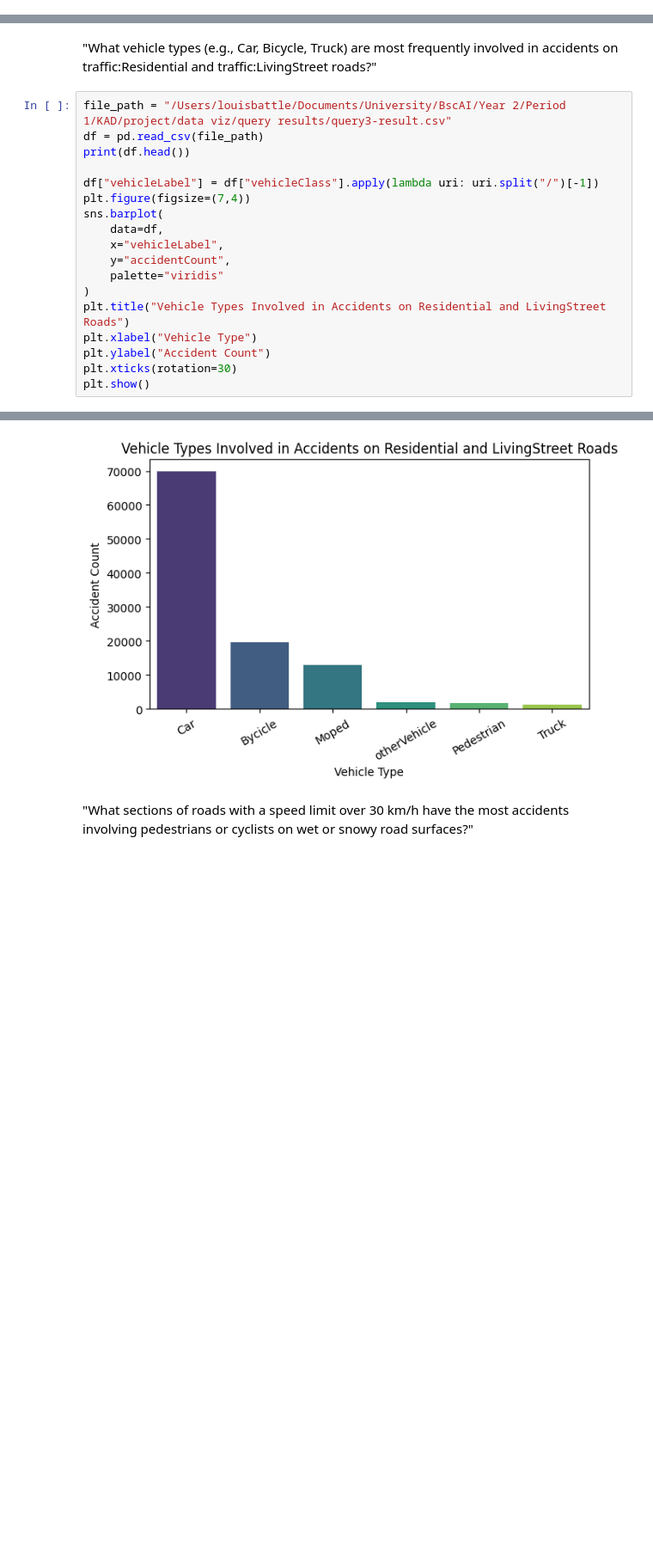
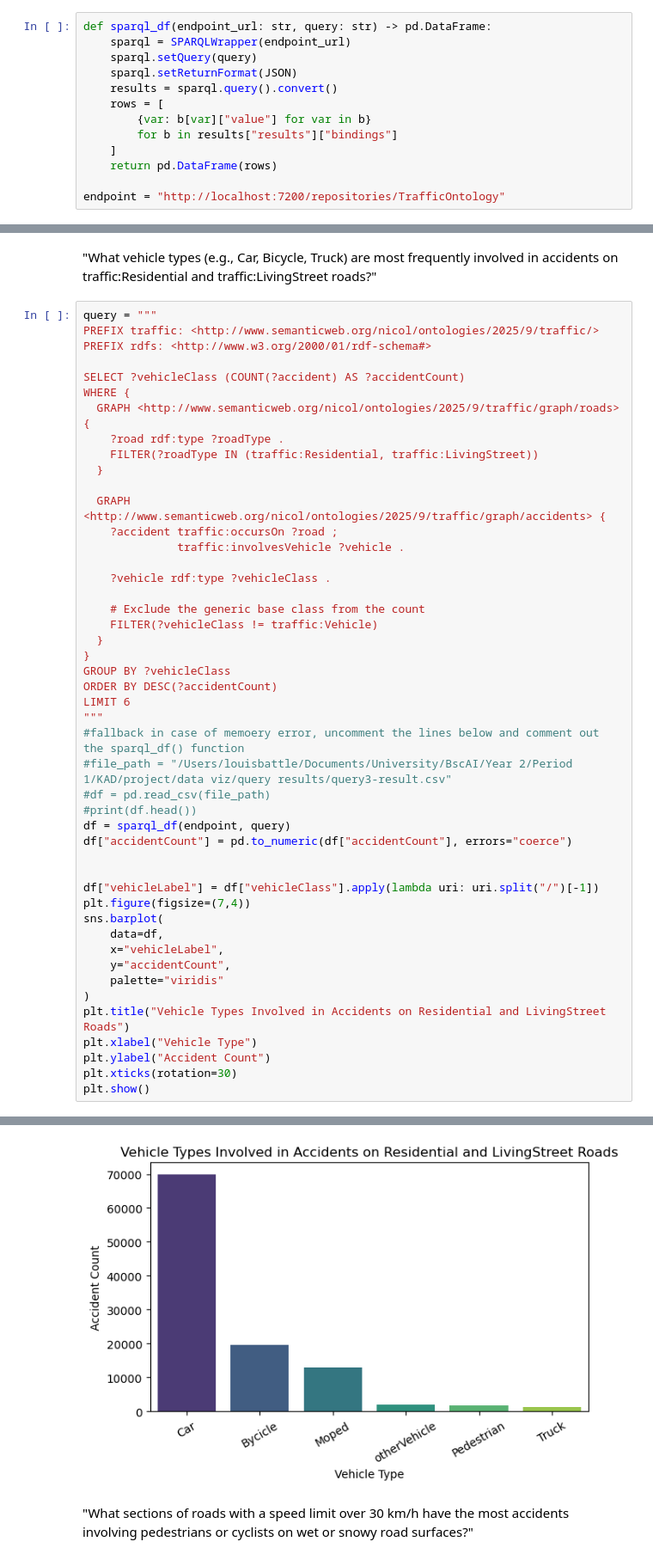
Before and after one commit to nvilacla04/TrafficOntology, a Jupyter notebook: data.ipynb, the cells around one changed output, grey strips where cells are left out. Shown at 86% size. Saved outputs shown, nothing was run; the diff lists cells and outputs as text; blank space fills up the shorter version.

```diff
--- a/data.ipynb
+++ b/data.ipynb
@@ -5 +12,14 @@ This notebook contains all query results turned into a respective graph, for ana
+# %%
+def sparql_df(endpoint_url: str, query: str) -> pd.DataFrame:
+    sparql = SPARQLWrapper(endpoint_url)
+    sparql.setQuery(query)
+    sparql.setReturnFormat(JSON)
+    results = sparql.query().convert()
+    rows = [
+        {var: b[var]["value"] for var in b}
+        for b in results["results"]["bindings"]
+    ]
+    return pd.DataFrame(rows)
+
+endpoint = "http://localhost:7200/repositories/TrafficOntology"
 # %%
@@ -70,9 +172,38 @@ print(df_percent)
 # %% [markdown]
 "What vehicle types (e.g., Car, Bicycle, Truck) are most frequently involved in accidents on traffic:Residential and traffic:LivingStreet roads?"
 # %%
-file_path = "/Users/louisbattle/Documents/University/BscAI/Year 2/Period 1/KAD/project/data viz/query results/query3-result.csv"
-df = pd.read_csv(file_path)
-print(df.head())
+query = """
+PREFIX traffic: <http://www.semanticweb.org/nicol/ontologies/2025/9/traffic/>
+PREFIX rdfs: <http://www.w3.org/2000/01/rdf-schema#>
+
+SELECT ?vehicleClass (COUNT(?accident) AS ?accidentCount)
+WHERE {
+  GRAPH <http://www.semanticweb.org/nicol/ontologies/2025/9/traffic/graph/roads> {
+    ?road rdf:type ?roadType .
+    FILTER(?roadType IN (traffic:Residential, traffic:LivingStreet))
+  }
+
+  GRAPH <http://www.semanticweb.org/nicol/ontologies/2025/9/traffic/graph/accidents> {
+    ?accident traffic:occursOn ?road ;
+              traffic:involvesVehicle ?vehicle .
+
+    ?vehicle rdf:type ?vehicleClass .
+
+    # Exclude the generic base class from the count
+    FILTER(?vehicleClass != traffic:Vehicle)
+  }
+}
+GROUP BY ?vehicleClass
+ORDER BY DESC(?accidentCount)
+LIMIT 6
+"""
+#fallback in case of memoery error, uncomment the lines below and comment out the sparql_df() function
+#file_path = "/Users/louisbattle/Documents/University/BscAI/Year 2/Period 1/KAD/project/data viz/query results/query3-result.csv"
+#df = pd.read_csv(file_path)
+#print(df.head())
+df = sparql_df(endpoint, query)
+df["accidentCount"] = pd.to_numeric(df["accidentCount"], errors="coerce")
+
 
 df["vehicleLabel"] = df["vehicleClass"].apply(lambda uri: uri.split("/")[-1])
 plt.figure(figsize=(7,4))
@@ -100,4 +225,4 @@ Passing `palette` without assigning `hue` is deprecated and will be removed in v
-[figure, old version]
+[figure, new version]
 # %% [markdown]
 "What sections of roads with a speed limit over 30 km/h have the most accidents involving pedestrians or cyclists on wet or snowy road surfaces?"
 # %%
```
Also changed, not shown: parts of 7 cells of this notebook, 7 other files.
